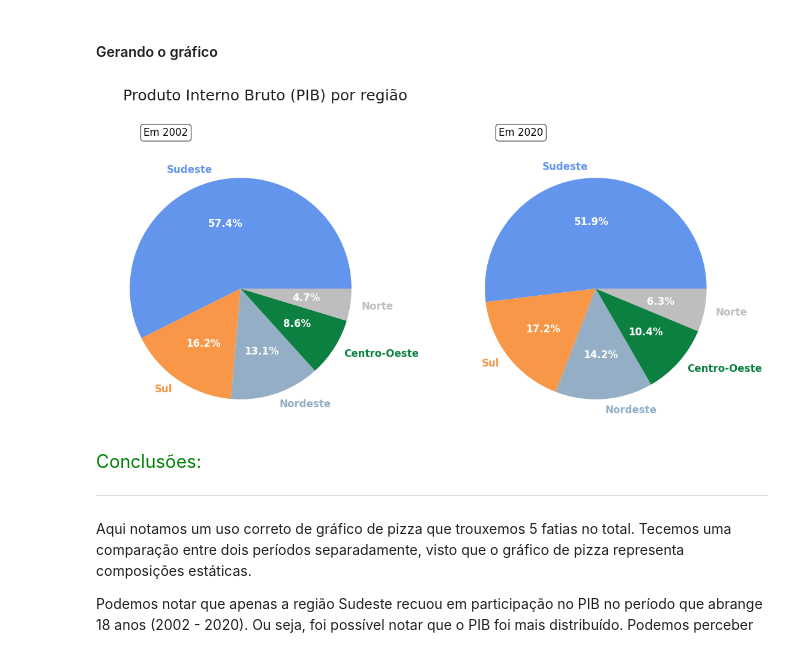
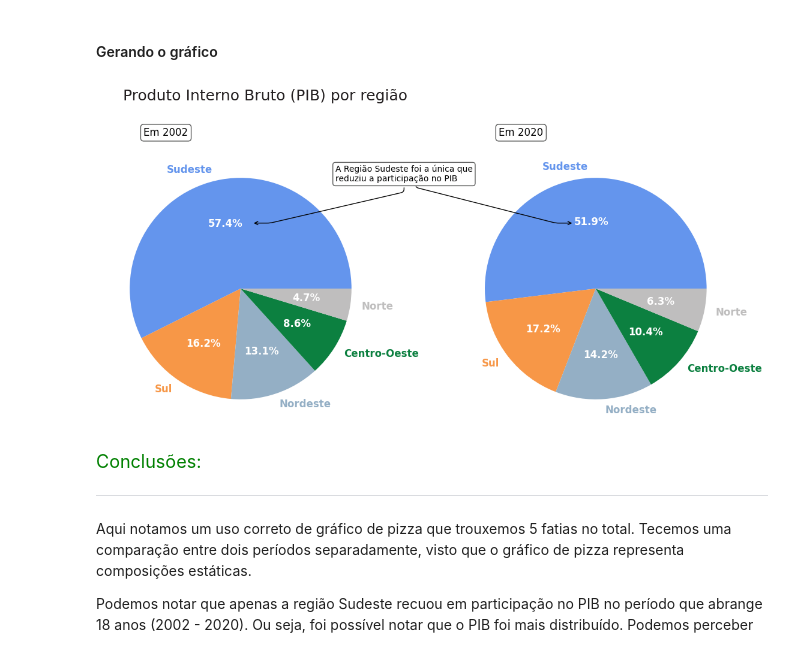
Before and after one commit to juliogazoli/alura-data-visualization-python-graficos-de-composicao-e-relacionamento, a Jupyter notebook: Projeto Inicial - Data Visualization_ gráficos de composição e relacionamento.ipynb, the cells around one changed output. Cells and saved outputs as stored; diff of their text form; code cells hidden in the pictures.

Commit message:
Ajustando parâmetros e inserindo anotações

```diff
--- a/Projeto Inicial - Data Visualization_ gráficos de composição e relacionamento.ipynb
+++ b/Projeto Inicial - Data Visualization_ gráficos de composição e relacionamento.ipynb
@@ -256,48 +256,48 @@ ptc, text, _ = axs[0].pie(
     colors=cores,
 )
 
-# # Título do Gráfico 1
+# Título do Gráfico 1
 axs[0].annotate('Em 2002', xy=(50, 350), size =12, xycoords='axes points',
             bbox=dict(boxstyle='round', fc=BRANCO, ec=CINZA3))
 
-# # Ajustando as cores das regiões relativas as fatias
+# Ajustando as cores das regiões relativas as fatias
 for i, p in enumerate(ptc):
   text[i].set_color(p.get_facecolor())
 
 #######################################
 
 # GRÁFICO 2 - PIB de 2020 por região
 ptc, text, _ = axs[1].pie(
     data=df_pib_2020,
     x='pib',
     labels=df_pib_2020.index,
     autopct='%.1f%%',
     pctdistance=0.6,
     textprops={'size': 12, 'fontweight': 'bold', 'color': BRANCO},
     colors=cores,
 )
 
-# # Título do Gráfico 2
+# Título do Gráfico 2
 axs[1].annotate('Em 2020', xy=(50, 350), size =12, xycoords='axes points',
             bbox=dict(boxstyle='round', fc=BRANCO, ec=CINZA3))
 
-# # Ajustando as cores das regiões relativas as fatias
+# Ajustando as cores das regiões relativas as fatias
 for i, p in enumerate(ptc):
   text[i].set_color(p.get_facecolor())
 
 #######################################
 
-# axs[0].annotate('A Região Sudeste foi a única que\nreduziu a participação no PIB',
-#             xy=(180, 245), xycoords='axes points', xytext=(280, 295), textcoords='axes points',
-#             bbox=dict(boxstyle="round", fc=BRANCO, ec=CINZA3),
-#             size=10, arrowprops=dict(arrowstyle="->", fc=CINZA1, connectionstyle="arc,angleA=-90,angleB=0,armA=30,armB=30,rad=5"))
+axs[0].annotate('A Região Sudeste foi a única que\nreduziu a participação no PIB',
+            xy=(180, 245), xycoords='axes points', xytext=(280, 295), textcoords='axes points',
+            bbox=dict(boxstyle="round", fc=BRANCO, ec=CINZA3),
+            size=10, arrowprops=dict(arrowstyle="->", fc=CINZA1, connectionstyle="arc,angleA=-90,angleB=0,armA=30,armB=30,rad=5"))
 
-# axs[1].annotate('\n\n', xy=(140, 245), xycoords='axes points', xytext=(-50, 295), textcoords='axes points',
-#             size=10, arrowprops=dict(arrowstyle="->", fc=CINZA1, connectionstyle="arc,angleA=-90,angleB=0,armA=30,armB=-30,rad=5"))
+axs[1].annotate('\n\n', xy=(140, 245), xycoords='axes points', xytext=(-50, 295), textcoords='axes points',
+            size=10, arrowprops=dict(arrowstyle="->", fc=CINZA1, connectionstyle="arc,angleA=-90,angleB=0,armA=30,armB=-30,rad=5"))
 
 plt.show()
 # %% [output]
-[figure, old version]
+[figure, new version]
 # %% [markdown]
 <font color=green size=4> Conclusões: </font>
 
```
